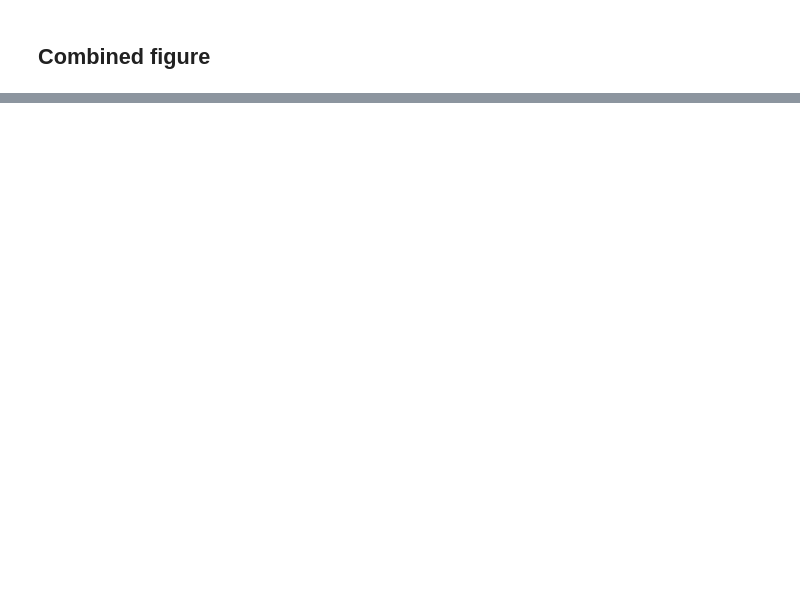
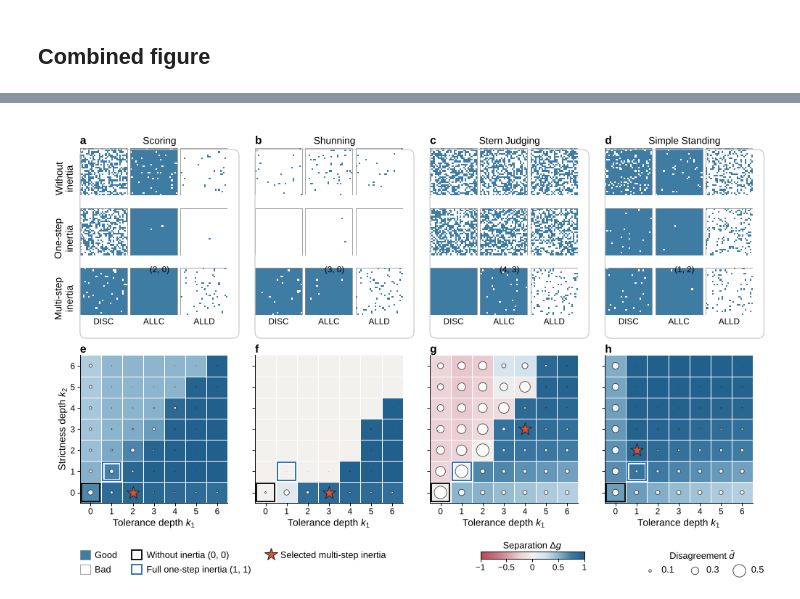
Before and after one commit to JoeWynn7/IR_paper, a Jupyter notebook: verified/figure2_ed1/Figure2.ipynb, the cells around one changed output, grey strips where cells are left out. Cells and saved outputs as stored; diff of their text form; code cells hidden in the pictures; blank space fills up the shorter version.

```diff
--- a/verified/figure2_ed1/Figure2.ipynb
+++ b/verified/figure2_ed1/Figure2.ipynb
@@ -12,7 +17,9 @@ import numpy as np
 import pandas as pd
 import matplotlib.pyplot as plt
 from matplotlib.colors import ListedColormap, LinearSegmentedColormap, TwoSlopeNorm
-from matplotlib.patches import Rectangle, Patch
+from matplotlib.patches import Rectangle, Patch, FancyBboxPatch
+from matplotlib.transforms import Affine2D
+from matplotlib import patheffects
 from matplotlib.lines import Line2D
 from numba import njit
 from IPython.display import display
@@ -38,6 +45,3 @@ DEPTH_PARAMETERS = dict(norms=list(NORMS), tolerance_depths=list(range(7)), stri
     sample_interval_sweeps=5., n_reps=1, seed=2027)
 METRICS = ("g_DISC", "g_ALLC", "g_ALLD", "disagreement_DISC", "disagreement_ALLC", "disagreement_ALLD", "warning_fraction", "suspicious_fraction")
 SUMMARY_METRICS = METRICS + ("mean_disagreement", "cooperator_defector_separation", "intermediate_fraction")
-
-plt.rcParams.update({"font.family": "DejaVu Sans", "font.size": 9, "axes.linewidth": .7,
-    "pdf.fonttype": 42, "svg.fonttype": "none", "figure.dpi": 140})
@@ -210,9 +274,10 @@ def simulate_snapshot(parameters):
     return latent, sigma[latent]
 
 
-def save_figure(figure, name):
-    for extension in ("pdf", "svg"):
-        figure.savefig(FIGURES / f"{name}.{extension}", bbox_inches="tight", pad_inches=.04)
+def save_figure(figure, name, tight=True):
+    for extension, metadata in (("pdf", {"CreationDate": None}), ("svg", {"Date": None})):
+        figure.savefig(FIGURES / f"{name}.{extension}", dpi=EXPORT_DPI, metadata=metadata,
+                       bbox_inches="tight" if tight else None, pad_inches=.04 if tight else 0.)
 
 
 for k1 in range(7):
@@ -472,0 +560,84 @@ Saved 17 figures, each in PDF and SVG format.
+# %%
+# Vertical layout (mm from the top edge).
+TITLE_BASELINE = 3.6
+FRAME_TOP = 5.
+ROW_GAP, TARGET_LABEL_SPACE = 3.2, 3.
+FRAME_HEIGHT = FRAME_PAD + 3 * MATRIX_HEIGHT + 2 * ROW_GAP + TARGET_LABEL_SPACE + 1.
+DEPTH_TOP = FRAME_TOP + FRAME_HEIGHT + 6.
+KEY_TOP = DEPTH_TOP + DEPTH_SIZE + 9.5
+FIGURE_HEIGHT = KEY_TOP + 8.5
+
+figure = plt.figure(figsize=(FIGURE_WIDTH * MM, FIGURE_HEIGHT * MM))
+to_mm = mm_transform(figure)
+
+
+def add_axes_mm(x, top, width, height):
+    return figure.add_axes([x / FIGURE_WIDTH, 1 - (top + height) / FIGURE_HEIGHT, width / FIGURE_WIDTH, height / FIGURE_HEIGHT])
+
+
+def text_mm(x, top, string, **kwargs):
+    figure.text(x, FIGURE_HEIGHT - top, string, transform=to_mm, **kwargs)
+
+
+for column, norm in enumerate(NORMS):
+    x0 = LEFT + column * (COLUMN_WIDTH + COLUMN_GAP)
+    figure.patches.append(FancyBboxPatch((x0, FIGURE_HEIGHT - FRAME_TOP - FRAME_HEIGHT), COLUMN_WIDTH, FRAME_HEIGHT,
+        boxstyle="round,pad=0,rounding_size=1.6", facecolor="none", edgecolor=FRAME_EDGE, linewidth=.6, transform=to_mm))
+    panel_label(figure, x0, FIGURE_HEIGHT - TITLE_BASELINE, chr(97 + column))
+    text_mm(x0 + COLUMN_WIDTH / 2, TITLE_BASELINE, NORM_NAMES[norm], ha="center", va="baseline", fontsize=7)
+    for row, regime in enumerate(REGIMES):
+        top = FRAME_TOP + FRAME_PAD + row * (MATRIX_HEIGHT + ROW_GAP)
+        axis = add_axes_mm(x0 + FRAME_PAD, top, PANEL_WIDTH, MATRIX_HEIGHT)
+        draw_matrix(axis, matrices[norm, regime], show_targets=(regime == REGIMES[-1]))
+        if regime == "multi_step":
+            k1, k2 = MULTISTEP_DEPTHS[norm]
+            text_mm(x0 + COLUMN_WIDTH / 2, top - .7, f"({k1}, {k2})", ha="center", va="baseline", fontsize=6)
+        if column == 0:
+            text_mm(LEFT - 4., top + MATRIX_HEIGHT / 2, ROW_LABELS[regime], rotation=90, ha="center", va="center",
+                fontsize=7, linespacing=1.1, multialignment="center")
+
+    axis = add_axes_mm(x0 + FRAME_PAD, DEPTH_TOP, DEPTH_SIZE, DEPTH_SIZE)
+    image = draw_depth(axis, norm)
+    axis.set_xlabel(r"Tolerance depth $k_1$")
+    if column == 0:
+        axis.set_ylabel(r"Strictness depth $k_2$")
+    else:
+        axis.tick_params(labelleft=False)
+    panel_label(figure, x0, FIGURE_HEIGHT - DEPTH_TOP + 2.4, chr(101 + column))
+
+# One key row: matrix colours and depth-map markers | separation colour bar | disagreement bubbles.
+key_centre = FIGURE_HEIGHT - KEY_TOP - 3.6
+handles = [Patch(facecolor=GOOD_COLOR, edgecolor=MATRIX_EDGE, linewidth=.4, label="Good"),
+           Patch(facecolor=BAD_COLOR, edgecolor=MATRIX_EDGE, linewidth=.4, label="Bad"),
+           Patch(facecolor="none", edgecolor=REFERENCE_STYLE["without_inertia"]["color"], linewidth=BOX_WIDTH,
+                 label=REFERENCE_STYLE["without_inertia"]["label"]),
+           Patch(facecolor="none", edgecolor=REFERENCE_STYLE["one_step"]["color"], linewidth=BOX_WIDTH,
+                 label=REFERENCE_STYLE["one_step"]["label"]),
+           Line2D([], [], marker="*", linestyle="none", markersize=np.sqrt(STAR_AREA), markerfacecolor=REFERENCE_STYLE["multi_step"]["color"],
+                  markeredgecolor=REFERENCE_STYLE["multi_step"]["edge"], markeredgewidth=.5, label=REFERENCE_STYLE["multi_step"]["label"])]
+figure.legend(handles=handles, ncol=3, loc="center left", bbox_to_anchor=(LEFT, key_centre), bbox_transform=to_mm,
+    handlelength=1.1, handleheight=1.1, columnspacing=1.6, labelspacing=.55)
+
+colorbar_axis = add_axes_mm(112., KEY_TOP + 2.7, *COLORBAR_SIZE)
+colorbar = figure.colorbar(image, cax=colorbar_axis, orientation="horizontal", ticks=SEPARATION_TICKS)
+colorbar.ax.set_xticklabels(["\u22121", "\u22120.5", "0", "0.5", "1"])
+colorbar.outline.set_linewidth(.5)
+colorbar.ax.set_title(r"Separation $\Delta g$", fontsize=6.5, pad=2.)
+
+bubble_handles = [plt.scatter([], [], s=float(bubble_area(value)), facecolor="white", edgecolor=INK, linewidth=.4,
+    label=f"{value:.1f}") for value in BUBBLE_VALUES]
+figure.legend(handles=bubble_handles, title=r"Disagreement $\bar d$", ncol=3, loc="center right",
+    bbox_to_anchor=(FIGURE_WIDTH - RIGHT, key_centre), bbox_transform=to_mm, columnspacing=1.2, handletextpad=.3,
+    title_fontsize=6.5)
+
+save_figure(figure, "Figure2_combined", tight=False)
+plt.show()
+print(f"Combined figure: {FIGURE_WIDTH:.0f} x {FIGURE_HEIGHT:.1f} mm.")
+
+expected_names = ([f"matrix_{norm}_{regime}" for norm in NORMS for regime in REGIMES] + [f"depth_{norm}" for norm in NORMS]
+    + ["key_good", "key_bad", "key_without_inertia", "key_one_step", "key_multi_step", "key_disagreement", "key_separation"]
+    + ["Figure2_combined"])
+assert all((FIGURES / f"{name}.{extension}").is_file() for name in expected_names for extension in ("pdf", "svg"))
+print(f"Saved {len(expected_names)} figures, each in PDF and SVG format.")
+# %% [output]
+[figure, added]
```
Also changed, not shown: parts of 10 cells of this notebook, 52 other files.
